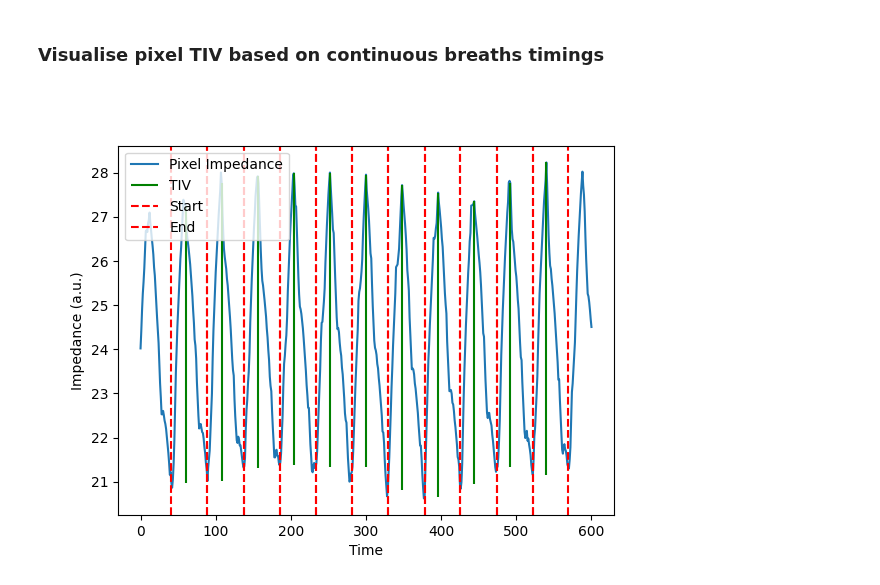
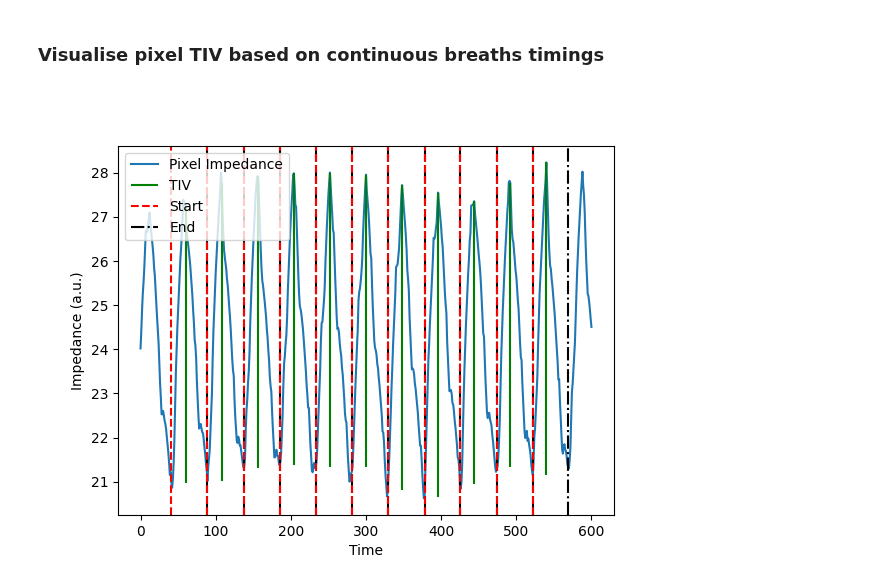
Before and after one commit to EIT-ALIVE/eitprocessing, a Jupyter notebook: notebooks/test_parameter_tiv.ipynb, the cells around one changed output. Cells and saved outputs as stored; diff of their text form; code cells hidden in the pictures.

```diff
--- a/notebooks/test_parameter_tiv.ipynb
+++ b/notebooks/test_parameter_tiv.ipynb
@@ -98,6 +98,7 @@ tiv_result_pixel_inspiratory = TIV().compute_pixel_parameter(
     ssequence,
     tiv_method="inspiratory",
     tiv_timing="pixel",
+    result_label = "inspiratory pixel tiv",
 )
 tiv_result_pixel_inspiratory_values = (
     np.empty((0, n_rows, n_cols))
@@ -111,6 +112,7 @@ tiv_result_pixel_inspiratory_continuous_timing = TIV().compute_pixel_parameter(
     ssequence,
     tiv_method="inspiratory",
     tiv_timing="continuous",
+    result_label = "inspiratory pixel tiv with continuous timing"
 )
 
 tiv_result_pixel_inspiratory_continuous_timing_values = (
@@ -223,32 +225,32 @@ tiv_result_pixel_inspiratory_continuous_timing_time = (
 # Plot vertical lines based on TIV timing values
 mid_indices = np.searchsorted(
     continuous_time,
     tiv_result_pixel_inspiratory_continuous_timing_time[:, pixel_row, pixel_col][
         tiv_result_pixel_inspiratory_continuous_timing_time[:, pixel_row, pixel_col] != None
     ]
 )
 
 for i, glo_mid_idx in enumerate(mid_indices):
     plt.vlines(
         x=glo_mid_idx,
         ymin=(
             pixel_data[glo_mid_idx, pixel_row, pixel_col]
             - tiv_result_pixel_inspiratory_continuous_timing_values[i, pixel_row, pixel_col]
         ),
         ymax=pixel_data[glo_mid_idx, pixel_row, pixel_col],
         color="g",
         linestyle="-",
         label="TIV" if i == 0 else None  # Label only once
     )
 
 # Add vertical lines for continuous start and end indices
 for start_idx, end_idx in zip(continuous_start_indices, continuous_end_indices):
     plt.axvline(start_idx, color="red", ls="--", label="Start" if start_idx == continuous_start_indices[0] else None)
-    plt.axvline(end_idx, color="red", ls="--", label="End" if end_idx == continuous_end_indices[0] else None)
+    plt.axvline(end_idx, color="black", ls="-.", label="End" if end_idx == continuous_end_indices[0] else None)
 
 plt.xlabel("Time")
 plt.ylabel("Impedance (a.u.)")
 plt.legend()
 plt.show()
 # %% [output]
-[figure, old version]
+[figure, new version]
```
